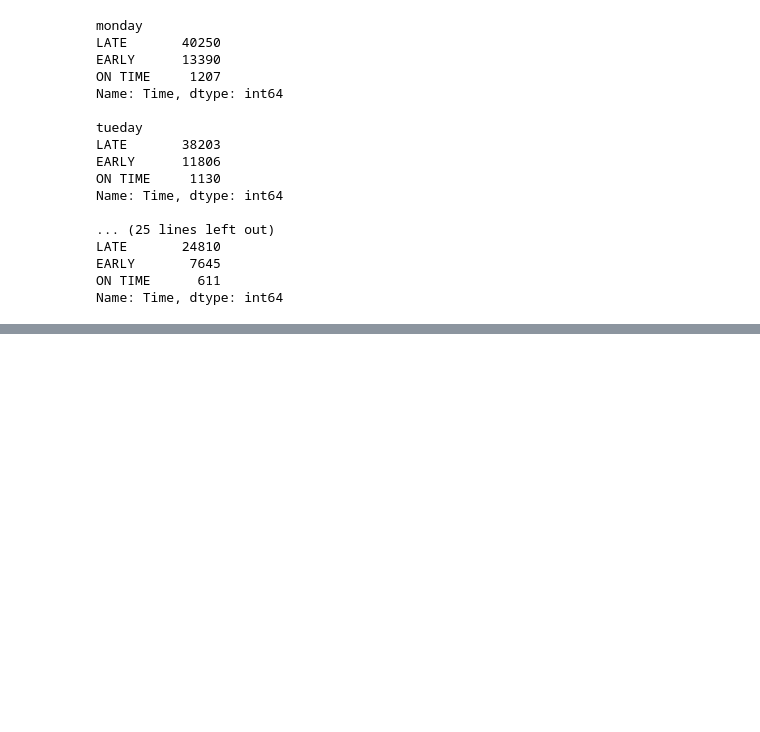
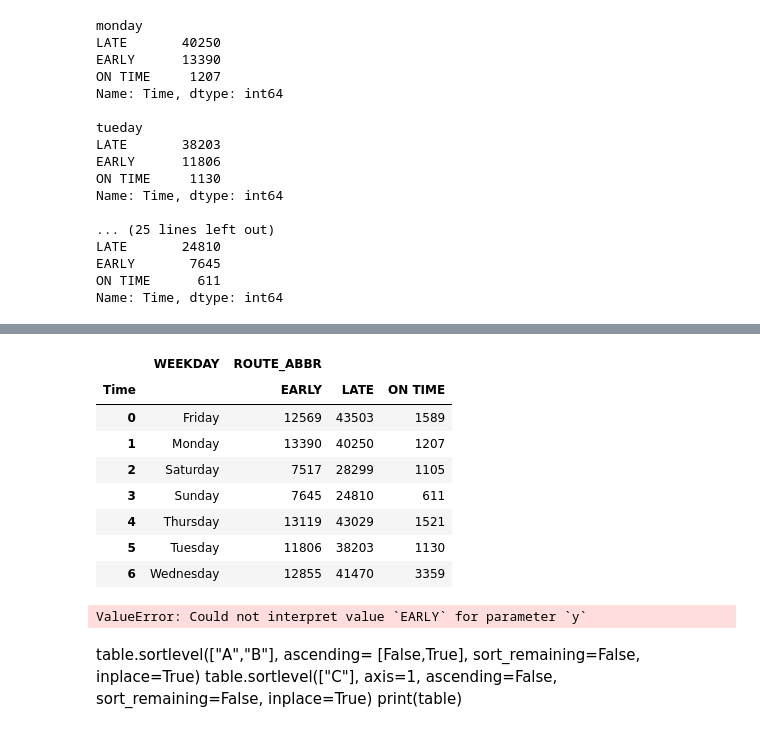
Before and after one commit to NSS-Data-Analytics-Cohort-7/wego-python-bit-my_finger, a Jupyter notebook: notebooks/wego_summer.ipynb, the cells around one changed output, grey strips where cells are left out. Drawn from its saved outputs; the diff is of its cells as text; code cells hidden in the pictures; blank space fills up the shorter version.

```diff
--- a/notebooks/wego_summer.ipynb
+++ b/notebooks/wego_summer.ipynb
@@ -290,0 +291,20 @@ print(table)
+# %%
+test.head(10)
+# %% [output]
+|  | WEEKDAY | ROUTE_ABBR |  |  |
+| Time |  | EARLY | LATE | ON TIME |
+| 0 | Friday | 12569 | 43503 | 1589 |
+| 1 | Monday | 13390 | 40250 | 1207 |
+| 2 | Saturday | 7517 | 28299 | 1105 |
+| 3 | Sunday | 7645 | 24810 | 611 |
+| 4 | Thursday | 13119 | 43029 | 1521 |
+| 5 | Tuesday | 11806 | 38203 | 1130 |
+| 6 | Wednesday | 12855 | 41470 | 3359 |
+# %%
+sns.lineplot(data=test, x="WEEKDAY", y=)
+# %% [output]
+ValueError: Could not interpret value `EARLY` for parameter `y`
+# %% [markdown]
+table.sortlevel(["A","B"], ascending= [False,True], sort_remaining=False, inplace=True)
+table.sortlevel(["C"], axis=1, ascending=False,  sort_remaining=False, inplace=True)
+print(table)
```
Also changed, not shown: parts of 18 cells of this notebook.
